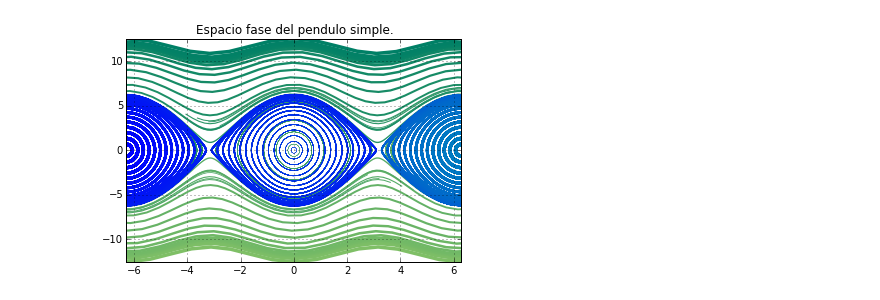
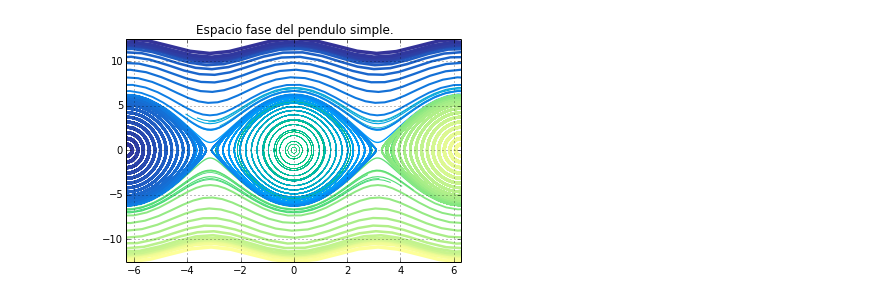
Before and after one commit to OlgaFimbresMorales/Computacional1, a Jupyter notebook: Actividad7/Actividad7.ipynb, the cells around one changed output. Drawn from its saved outputs; the diff is of its cells as text; code cells hidden in the pictures.

```diff
--- a/Actividad7/Actividad7.ipynb
+++ b/Actividad7/Actividad7.ipynb
@@ -76,54 +22,61 @@ def pend(y, t, b, c):
      dydt = [omega, -b*omega - c*np.sin(theta)]
      return dydt
 # %%
+import numpy as np
+import matplotlib.pyplot as plt
+from scipy.integrate import odeint
+import pylab as p
+from scipy import integrate
+
+
+
+b = 0.0 #fricción
+g = 9.8 #gravedad
+l = 1. #longitud de la cuerda
+c = g/l
+
+#condiciones iniciales
+X_f0 = array([ -4*np.pi , 4*np.pi])
+X_f1 = array([ -2*np.pi, np.pi*0])
+t = np.linspace(0, 20, 300) #rango de tiempo
+
+def pend(y, t, b, c):
+     theta, omega = y
+     dydt = [omega, -b*omega - c*np.sin(theta)]
+     return dydt
+
+
 values  = linspace(-1, 1, 60)                          # position of X0 between X_f0 and X_f1
-vcolors = p.cm.summer_r(linspace(0.5, 1., len(values)))  # colors for each trajectory
+vcolors = p.cm.terrain_r(linspace(0.5, 1., len(values)))  # colors for each trajectory
 vcolors2 = p.cm.winter_r(linspace(0.5, 1., len(values)))
 f2 = p.figure()
 
 #-------------------------------------------------------
 # plot trajectories
 for v, col in zip(values, vcolors):
     X0 = v * X_f0                               # starting point
     X = integrate.odeint( pend, X0, t, (b, c) )        # we don't need infodict here
     p.plot( X[:,0], X[:,1], lw=3.5*v, color=col, label='X0=(%.f, %.f)' % ( X0[0], X0[1]) )
 
 
     # plot trajectories
-for v, col in zip(values, vcolors2):
+for v, col in zip(values, vcolors):
     X0 = v * X_f1                               # starting point
     X = integrate.odeint( pend, X0, t, (b, c) )        # we don't need infodict here
     p.plot( X[:,0], X[:,1], lw=3.5*v, color=col, label='X0=(%.f, %.f)' % ( X0[0], X0[1]) )
-
-
-#-------------------------------------------------------
-# define a grid and compute direction at each point
-#ymax = p.ylim(ymin=0)[1]                        # get axis limits
-#xmax = p.xlim(xmin=0)[1]
-#nb_points   = 20
-
-#x = linspace(0, xmax, nb_points)
-#y = linspace(0, ymax, nb_points)
-
-#X1 , Y1  = meshgrid(x, y)                       # create a grid
-#DX1, DY1 = pend([X1, Y1])                      # compute growth rate on the gridt
-#M = (hypot(DX1, DY1))                           # Norm of the growth rate
-#M[ M == 0] = 1.                                 # Avoid zero division errors
-#DX1 /= M                                        # Normalize each arrows
-#DY1 /= M
 
 #-------------------------------------------------------
 # Drow direction fields, using matplotlib 's quiver function
 # I choose to plot normalized arrows and to use colors to give information on
 # the growth speed
 p.title('Espacio fase del pendulo simple.')
 #Q = p.quiver(X1, Y1, DX1, DY1, M, pivot='mid', cmap=p.cm.jet)
 #p.xlabel('Number of rabbits')
 #p.ylabel('Number of foxes')
 #p.legend()
 p.grid()
 p.xlim((-4*np.pi)/2, (4*np.pi)/2)
 p.ylim(-4*np.pi, 4*np.pi)
 f2.savefig('rabbits_and_foxes_2.png')
 # %% [output]
-[figure, old version]
+[figure, new version]
```
Also changed, not shown: parts of 1 cell of this notebook, 8 other files.
